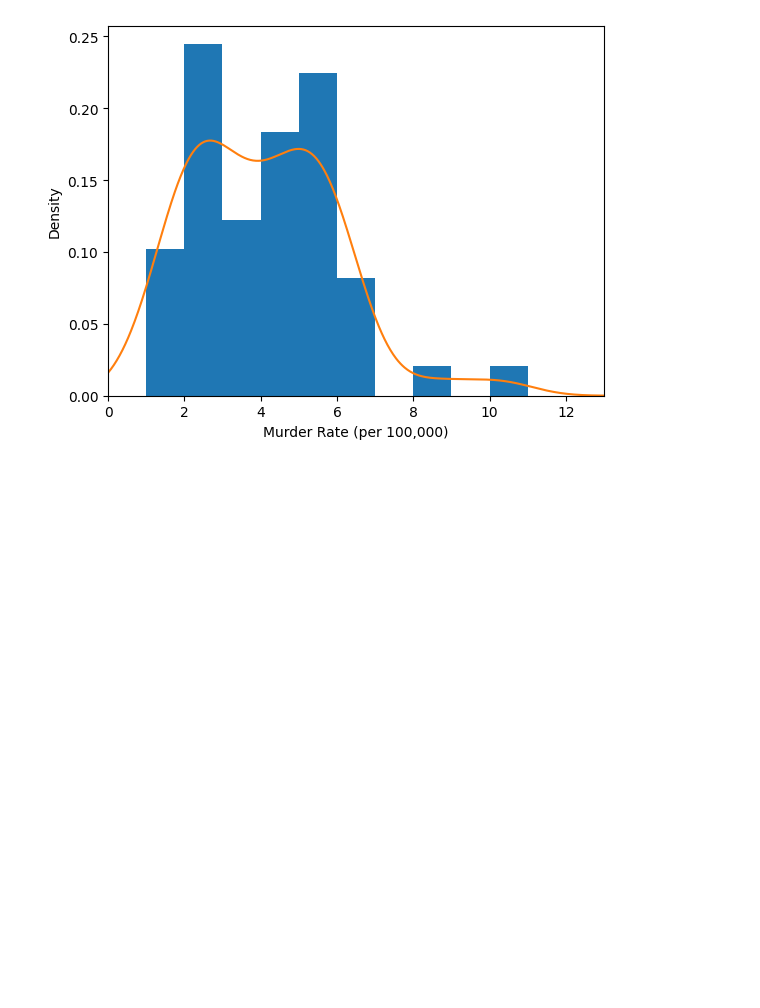
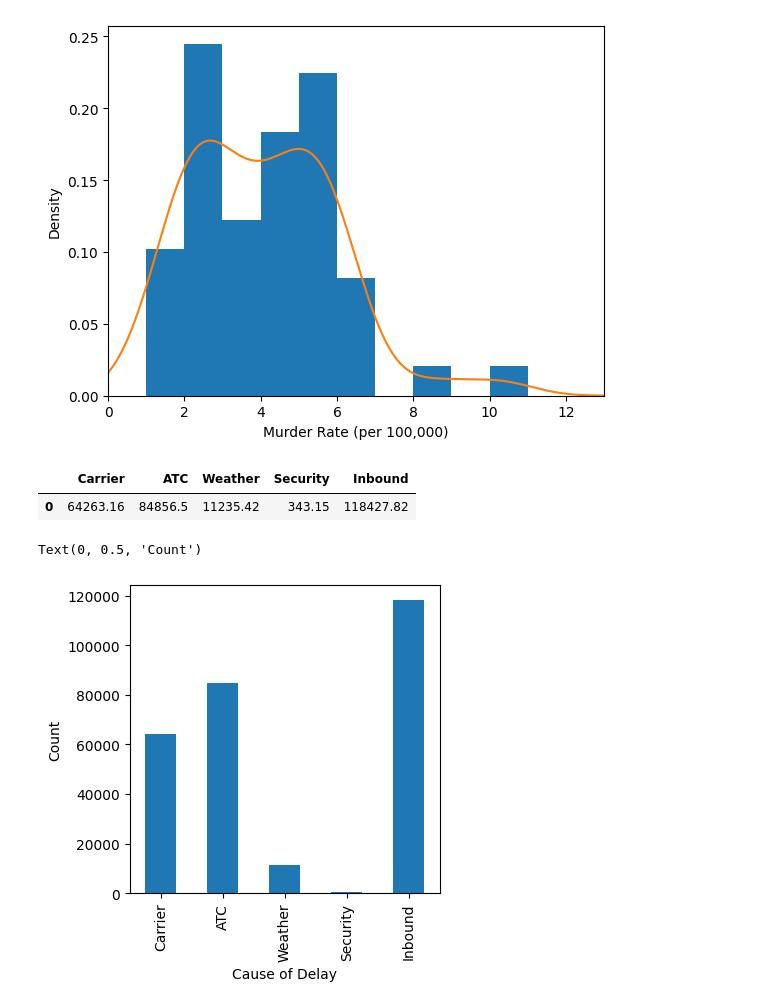
Before and after one commit to RijalChirayu/PracticalStatisitcs, a Jupyter notebook: chapter_1.ipynb, the cells around one changed output. Cells and saved outputs as stored; diff of their text form; code cells hidden in the pictures; blank space fills up the shorter version.

Commit message:
Completed Chapter 1 | Added data loader Script

```diff
--- a/chapter_1.ipynb
+++ b/chapter_1.ipynb
@@ -95,3 +88,17 @@ ax.set_xlabel("Murder Rate (per 100,000)")
 # %% [output]
 Text(0.5, 0, 'Murder Rate (per 100,000)')
 [figure]
+# %%
+dfw = get_dataset(url="https://raw.githubusercontent.com/gedeck/practical-statistics-for-data-scientists/refs/heads/master/data/dfw_airline.csv",
+                  file_name="dfw")
+dfw
+# %% [output]
+|  | Carrier | ATC | Weather | Security | Inbound |
+| 0 | 64263.16 | 84856.5 | 11235.42 | 343.15 | 118427.82 |
+# %%
+ax = dfw.transpose().plot.bar(figsize=(4 , 4) , legend = False)
+ax.set_xlabel("Cause of Delay")
+ax.set_ylabel("Count")
+# %% [output]
+Text(0, 0.5, 'Count')
+[figure, added]
```
Also changed, not shown: parts of 17 cells of this notebook, 4 other files.
